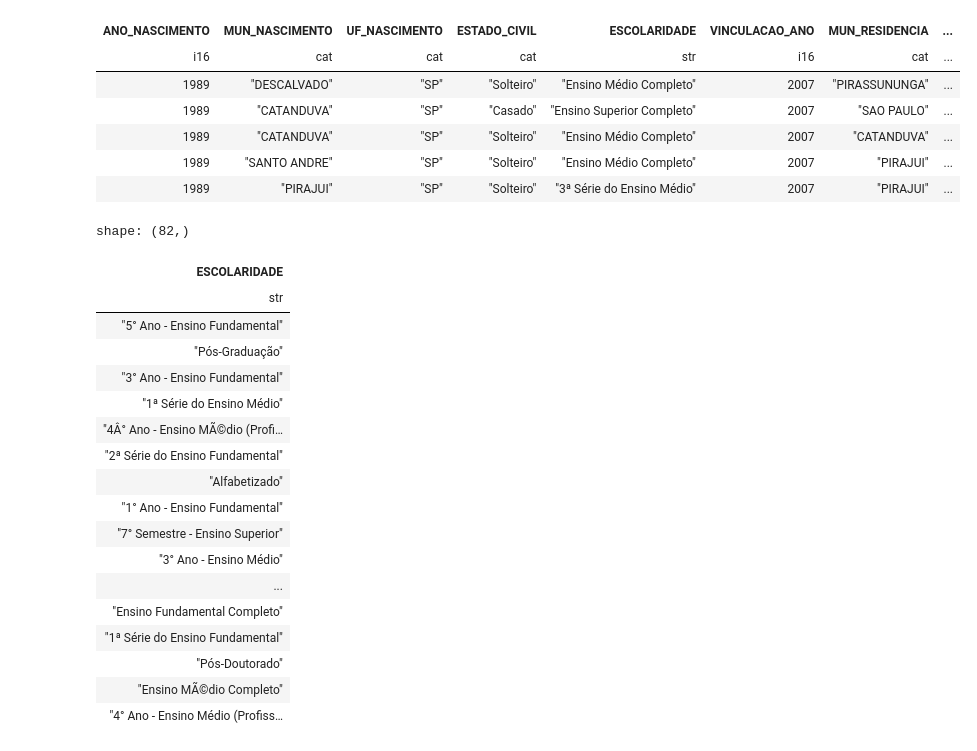
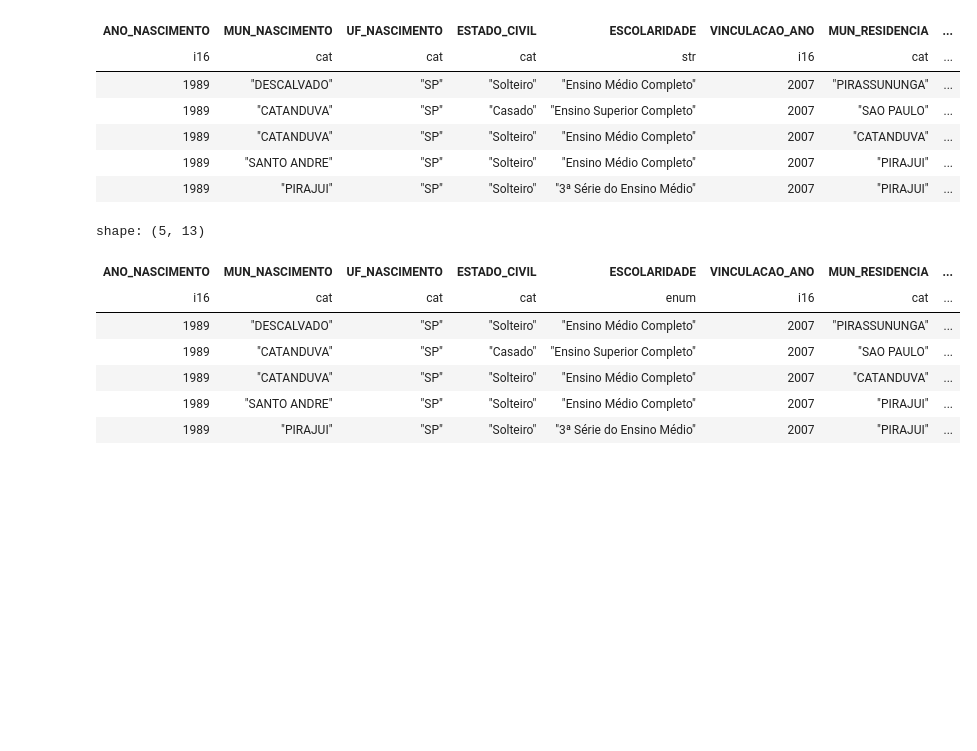
Before and after one commit to LazaroDamasceno/Analise-Dados-com-Python, a Jupyter notebook: exercito_br/etl.ipynb, the cells around one changed output. Saved outputs shown, nothing was run; the diff lists cells and outputs as text; code cells hidden in the pictures; blank space fills up the shorter version.

```diff
--- a/exercito_br/etl.ipynb
+++ b/exercito_br/etl.ipynb
@@ -214,0 +224,7 @@ shape: (5, 13)
+# %%
+df = df.with_columns(
+    pl.col("ESCOLARIDADE").str.replace_many(
+        substituicoes,
+        ascii_case_insensitive=True
+    )
+)
@@ -215,22 +273,17 @@ shape: (5, 13)
+# %%
+categorias_ordenadas = [item for sublista in niveis_educacionais for item in sublista]
 # %%
-df['ESCOLARIDADE'].unique()
+df = df.with_columns(
+    pl.col('ESCOLARIDADE').cast(pl.Enum(categorias_ordenadas))
+)
-# %% [output]
-shape: (82,)
-| ESCOLARIDADE |
-| str |
-| "5° Ano - Ensino Fundamental" |
-| "Pós-Graduação" |
-| "3° Ano - Ensino Fundamental" |
-| "1ª Série do Ensino Médio" |
-| "4Â° Ano - Ensino MÃ©dio (Profi… |
-| "2ª Série do Ensino Fundamental" |
-| "Alfabetizado" |
-| "1° Ano - Ensino Fundamental" |
-| "7° Semestre - Ensino Superior" |
-| "3° Ano - Ensino Médio" |
-| ... |
-| "Ensino Fundamental Completo" |
-| "1ª Série do Ensino Fundamental" |
-| "Pós-Doutorado" |
-| "Ensino MÃ©dio Completo" |
-| "4° Ano - Ensino Médio (Profiss… |
+# %%
+df.head()
+# %% [output]
+shape: (5, 13)
+| ANO_NASCIMENTO | MUN_NASCIMENTO | UF_NASCIMENTO | ESTADO_CIVIL | ESCOLARIDADE | VINCULACAO_ANO | MUN_RESIDENCIA | ... |
+| i16 | cat | cat | cat | enum | i16 | cat | ... |
+| 1989 | "DESCALVADO" | "SP" | "Solteiro" | "Ensino Médio Completo" | 2007 | "PIRASSUNUNGA" | ... |
+| 1989 | "CATANDUVA" | "SP" | "Casado" | "Ensino Superior Completo" | 2007 | "SAO PAULO" | ... |
+| 1989 | "CATANDUVA" | "SP" | "Solteiro" | "Ensino Médio Completo" | 2007 | "CATANDUVA" | ... |
+| 1989 | "SANTO ANDRE" | "SP" | "Solteiro" | "Ensino Médio Completo" | 2007 | "PIRAJUI" | ... |
+| 1989 | "PIRAJUI" | "SP" | "Solteiro" | "3ª Série do Ensino Médio" | 2007 | "PIRAJUI" | ... |
```
Also changed, not shown: parts of 5 cells of this notebook.
